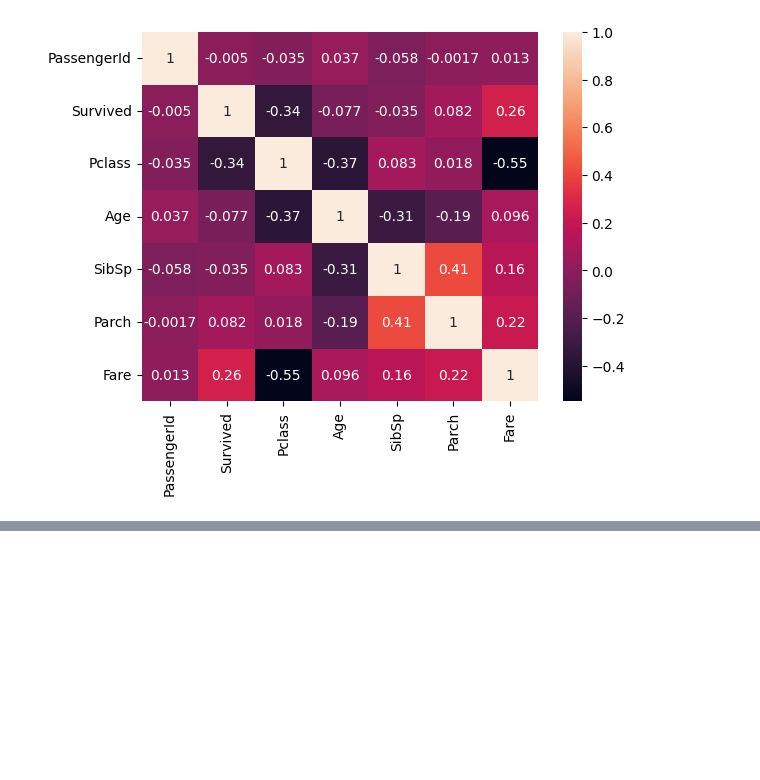
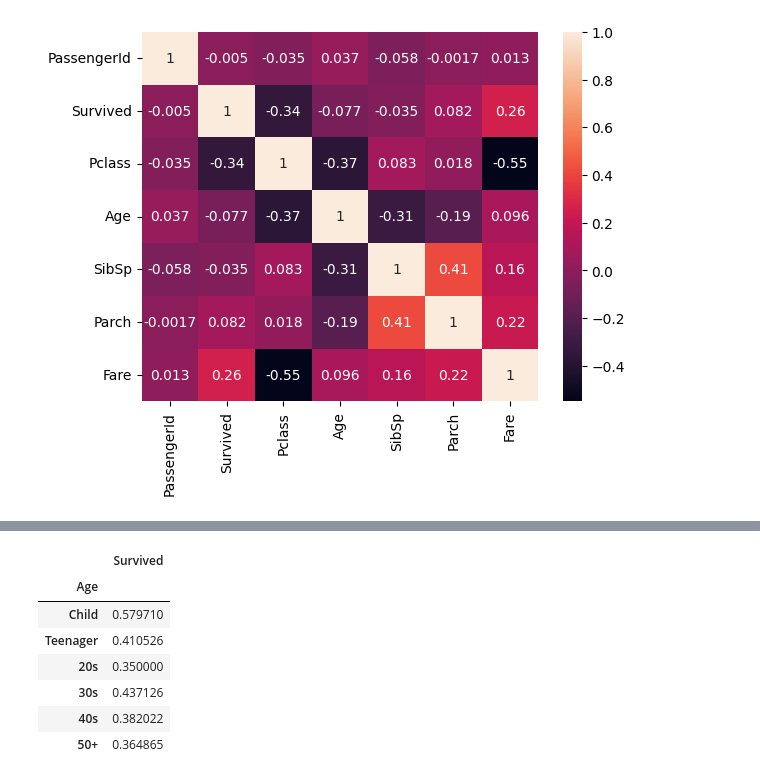
Before and after one commit to essiesalari/Titanic-ML, a Jupyter notebook: TitanicML.ipynb, the cells around one changed output, grey strips where cells are left out. Drawn from its saved outputs; the diff is of its cells as text; code cells hidden in the pictures; blank space fills up the shorter version.

```diff
--- a/TitanicML.ipynb
+++ b/TitanicML.ipynb
@@ -96,0 +144,14 @@ plt.show()
+# %%
+## by age
+bins = [0, 12, 19, 29, 39, 49, np.inf]
+labels = ['Child', 'Teenager', '20s', '30s', '40s', '50+']
+df_train.groupby(pd.cut(df_train['Age'], bins=bins, labels=labels))[['Survived']].mean()
+# %% [output]
+|  | Survived |
+| Age |  |
+| Child | 0.579710 |
+| Teenager | 0.410526 |
+| 20s | 0.350000 |
+| 30s | 0.437126 |
+| 40s | 0.382022 |
+| 50+ | 0.364865 |
```
Also changed, not shown: parts of 8 cells of this notebook.
